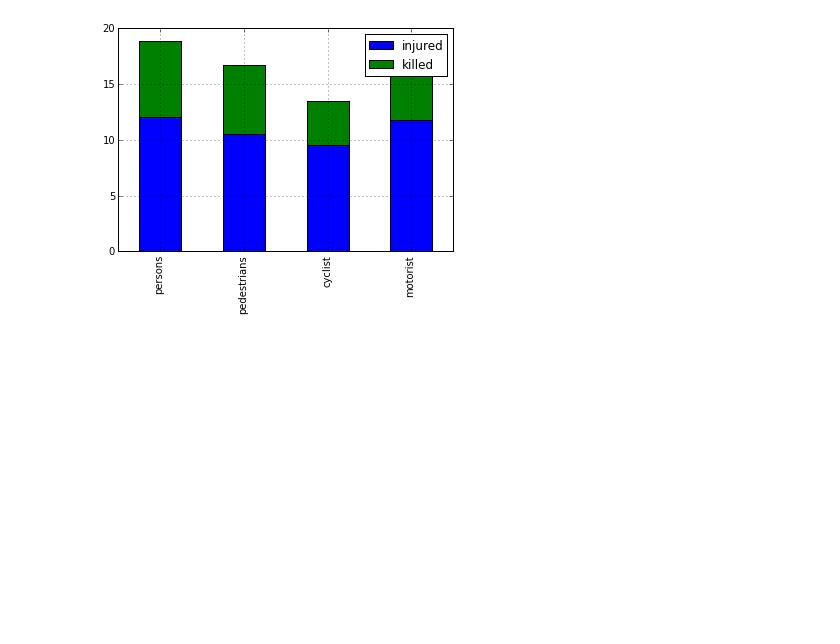
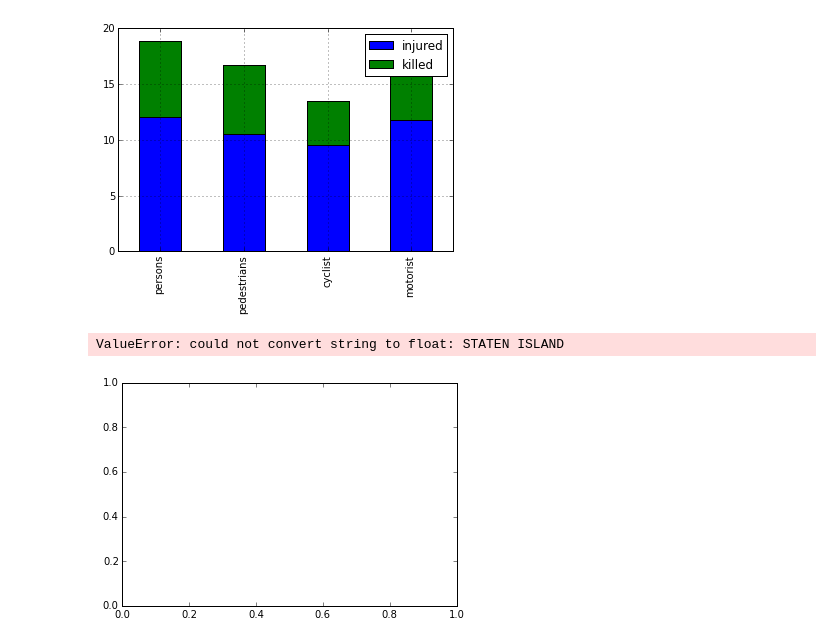
Before and after one commit to maltandhop/technosphere, a Jupyter notebook: project.ipynb, the cells around one changed output. Drawn from its saved outputs; the diff is of its cells as text; code cells hidden in the pictures; blank space fills up the shorter version.

```diff
--- a/project.ipynb
+++ b/project.ipynb
@@ -190,3 +190,10 @@ ax = deaths.plot(kind='bar', stacked=True)
 ax.set_xticklabels(np.array(['persons', 'pedestrians', 'cyclist', 'motorist']));
 # %% [output]
 [figure]
+# %%
+borough, accidents = zip(*list(data.groupby('BOROUGH').size().iteritems()))
+plt.xticks(np.array(borough))
+ax = plt.bar(range(len(borough)), accidents, align='center');
+# %% [output]
+ValueError: could not convert string to float: STATEN ISLAND
+[figure, added]
```
